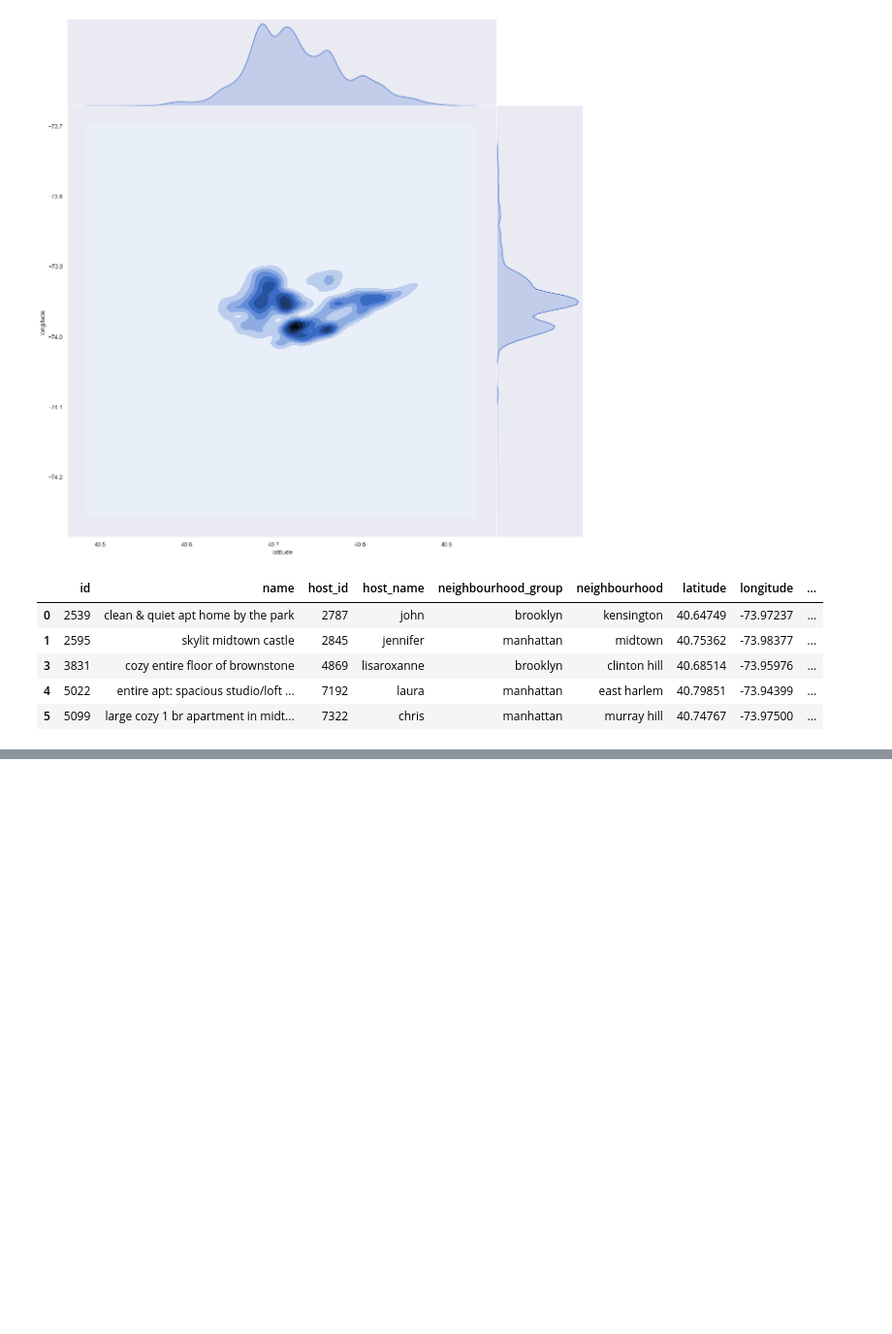
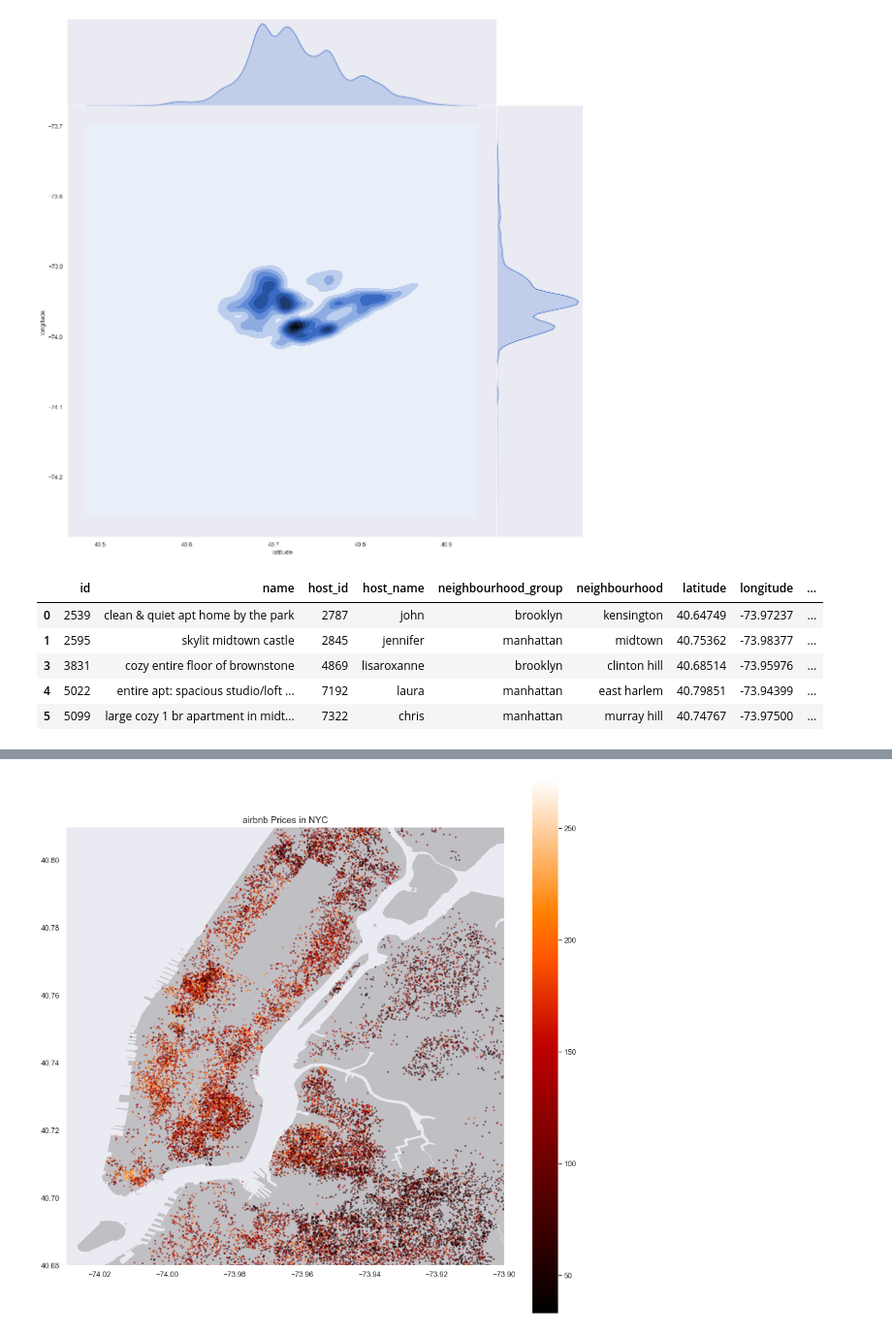
Before and after one commit to wesdoyle/data-science-notebooks, a Jupyter notebook: AirBnb_NYC_Dataset.ipynb, the cells around one changed output, grey strips where cells are left out. Shown at 97% size. Cells and saved outputs as stored; diff of their text form; code cells hidden in the pictures; blank space fills up the shorter version.

```diff
--- a/AirBnb_NYC_Dataset.ipynb
+++ b/AirBnb_NYC_Dataset.ipynb
@@ -194,24 +228,26 @@ df.head(30)
 # %%
 # create figure and axes, assign to subplot
 fig, ax = plt.subplots(figsize=(16, 16))
 # add .shp mapfile to axes
 street_map.plot(ax=ax, alpha=0.4, color='grey')
 
-geo_df['airbnb_price'] = df['price']
+df['airbnb_price'] = df['price']
 
 # add geodataframe to axes
 # assign ‘price’ variable to represent coordinates on graph
 # add legend
 # make datapoints transparent using alpha
 # assign size of points using markersize
-geo_df.plot(column='airbnb_price', ax=ax, alpha=0.4, legend=True, markersize=5, cmap='gist_heat')
+df.plot(column='airbnb_price', ax=ax, alpha=0.4, legend=True, markersize=5, cmap='gist_heat')
 
 # add title to graph
 plt.title('airbnb Prices in NYC', fontsize=15)
 
 # set latitiude and longitude boundaries for map display
 plt.xlim(-74.03,-73.9)
 plt.ylim( 40.68,40.81)
 
 # show map
 plt.show()
+# %% [output]
+[figure, added]
```
Also changed, not shown: parts of 3 cells of this notebook.
